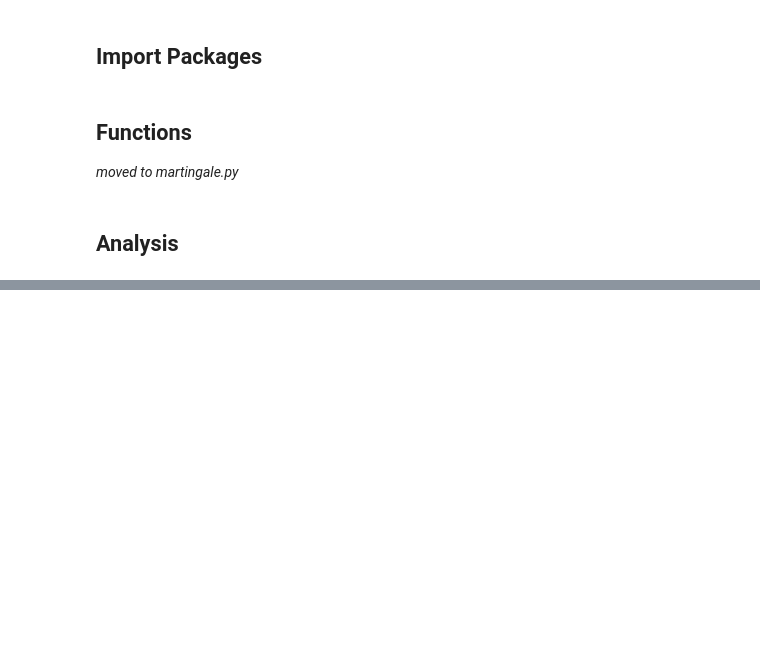
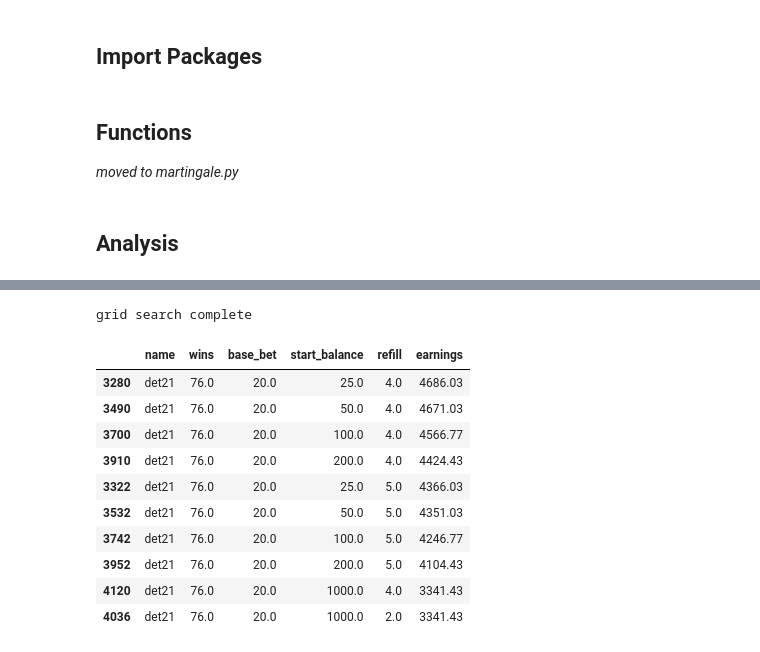
Before and after one commit to ebmorelli/martingale, a Jupyter notebook: martingale_0.ipynb, the cells around one changed output, grey strips where cells are left out. Drawn from its saved outputs; the diff is of its cells as text; code cells hidden in the pictures; blank space fills up the shorter version.

```diff
--- a/martingale_0.ipynb
+++ b/martingale_0.ipynb
@@ -123,0 +99,23 @@ param_boxplot(param_gs, 'refill', 'test_stat')
+# %%
+# grid search by team
+
+params = {'base_bet': [2, 5, 10, 20],
+          'start_balance': [25, 50, 100, 200, 1000],
+          'refill': [1, 2, 3, 4, 5]
+         }
+param_gs = grid_search_by_team(73, params)
+param_gs.sort_values(by=['earnings'], inplace=True, ascending=False)
+display(param_gs.head(10))
+# %% [output]
+grid search complete
+|  | name | wins | base_bet | start_balance | refill | earnings |
+| 3280 | det21 | 76.0 | 20.0 | 25.0 | 4.0 | 4686.03 |
+| 3490 | det21 | 76.0 | 20.0 | 50.0 | 4.0 | 4671.03 |
+| 3700 | det21 | 76.0 | 20.0 | 100.0 | 4.0 | 4566.77 |
+| 3910 | det21 | 76.0 | 20.0 | 200.0 | 4.0 | 4424.43 |
+| 3322 | det21 | 76.0 | 20.0 | 25.0 | 5.0 | 4366.03 |
+| 3532 | det21 | 76.0 | 20.0 | 50.0 | 5.0 | 4351.03 |
+| 3742 | det21 | 76.0 | 20.0 | 100.0 | 5.0 | 4246.77 |
+| 3952 | det21 | 76.0 | 20.0 | 200.0 | 5.0 | 4104.43 |
+| 4120 | det21 | 76.0 | 20.0 | 1000.0 | 4.0 | 3341.43 |
+| 4036 | det21 | 76.0 | 20.0 | 1000.0 | 2.0 | 3341.43 |
```
Also changed, not shown: parts of 7 cells of this notebook, 2 other files.
